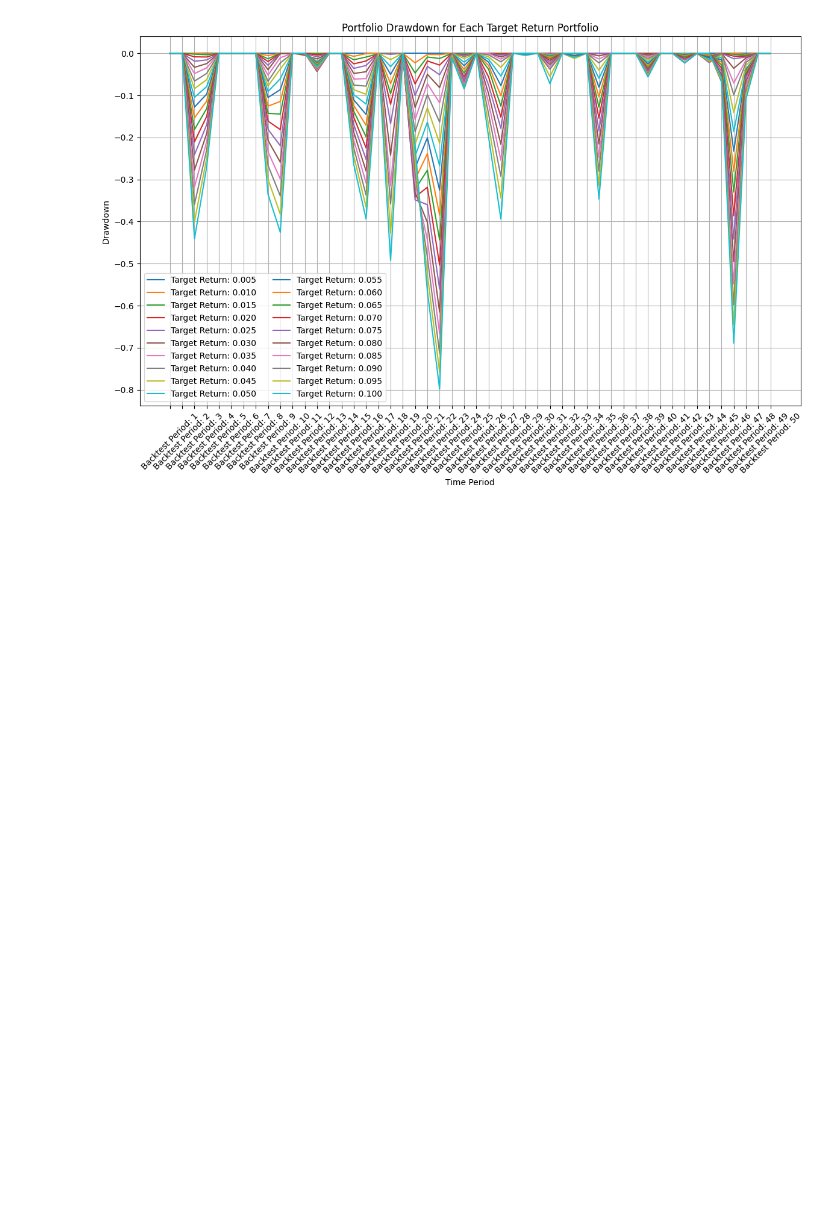
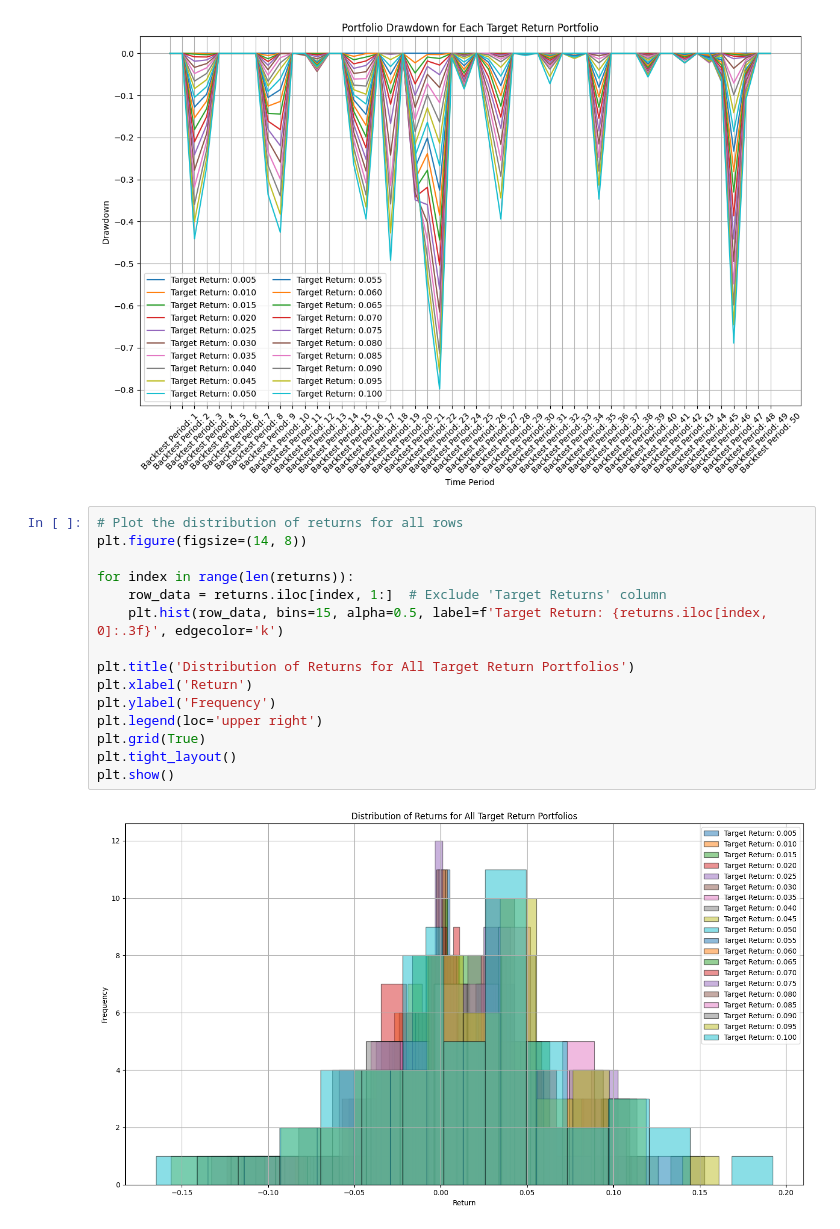
Before and after one commit to 97continuum/Portfolio_Optimizer_CPP, a Jupyter notebook: src/python/visualization.ipynb, the cells around one changed output. Saved outputs shown, nothing was run; the diff lists cells and outputs as text; blank space fills up the shorter version.

Commit message:
Added a distribution of returns picture

```diff
--- a/src/python/visualization.ipynb
+++ b/src/python/visualization.ipynb
@@ -181,3 +181,20 @@ plt.tight_layout()
 plt.show()
 # %% [output]
 [figure]
+# %%
+# Plot the distribution of returns for all rows
+plt.figure(figsize=(14, 8))
+
+for index in range(len(returns)):
+    row_data = returns.iloc[index, 1:]  # Exclude 'Target Returns' column
+    plt.hist(row_data, bins=15, alpha=0.5, label=f'Target Return: {returns.iloc[index, 0]:.3f}', edgecolor='k')
+
+plt.title('Distribution of Returns for All Target Return Portfolios')
+plt.xlabel('Return')
+plt.ylabel('Frequency')
+plt.legend(loc='upper right')
+plt.grid(True)
+plt.tight_layout()
+plt.show()
+# %% [output]
+[figure, added]
```
Also changed, not shown: parts of 1 cell of this notebook, 1 other file.
